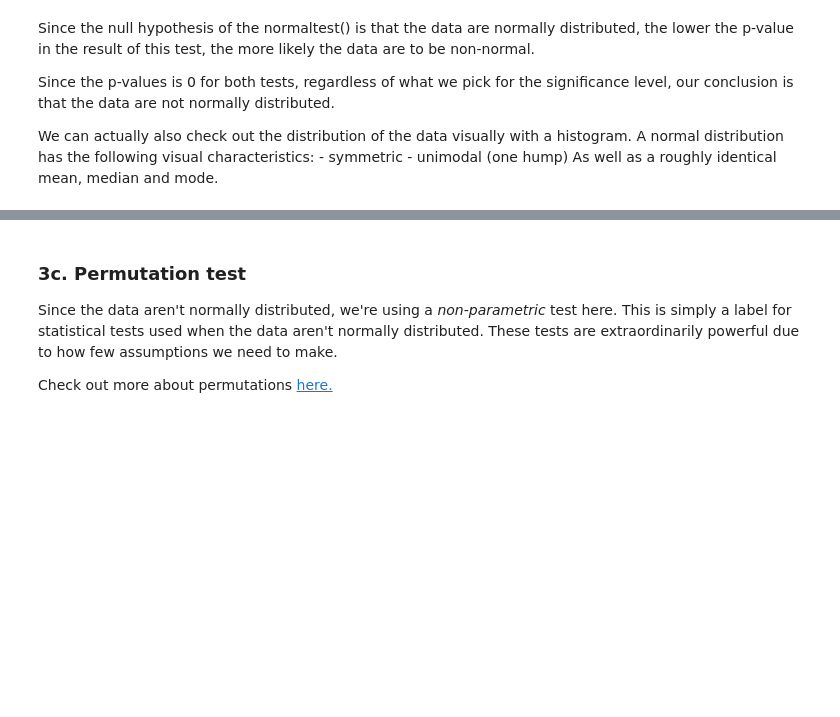
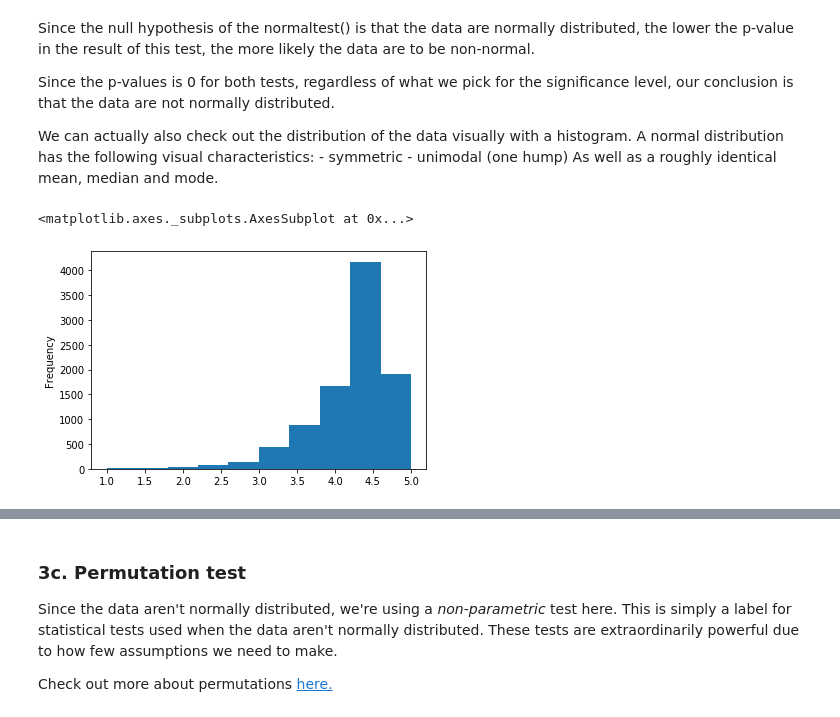
Before and after one commit to SwissMisra/App_Integration, a Jupyter notebook: Springboard Apps project - Tier 3 - Complete.ipynb, the cells around one changed output, grey strips where cells are left out. Saved outputs shown, nothing was run; the diff lists cells and outputs as text; code cells hidden in the pictures; blank space fills up the shorter version.

```diff
--- a/Springboard Apps project - Tier 3 - Complete.ipynb
+++ b/Springboard Apps project - Tier 3 - Complete.ipynb
@@ -425,4 +449,5 @@ There are many different statistical tests, all with different assumptions. You'
 # %%
 # Create a subset of the column 'Rating' by the different platforms.
 # Call the subsets 'apple' and 'google'
-_ _ _
+google = review_df[review_df['platform'] == 'google']['Rating']
+apple = review_df[review_df['platform'] == 'apple']['Rating']
@@ -444,6 +477,9 @@ We can actually also check out the distribution of the data visually with a hist
 As well as a roughly identical mean, median and mode.
 # %%
 # Create a histogram of the apple reviews distribution
-_ _ _
+google.plot(kind='hist')
+# %% [output]
+<matplotlib.axes._subplots.AxesSubplot at 0x...>
+[figure, added]
 # %%
 # Create a histogram of the google data
```
Also changed, not shown: parts of 17 cells of this notebook, 1 other file.
